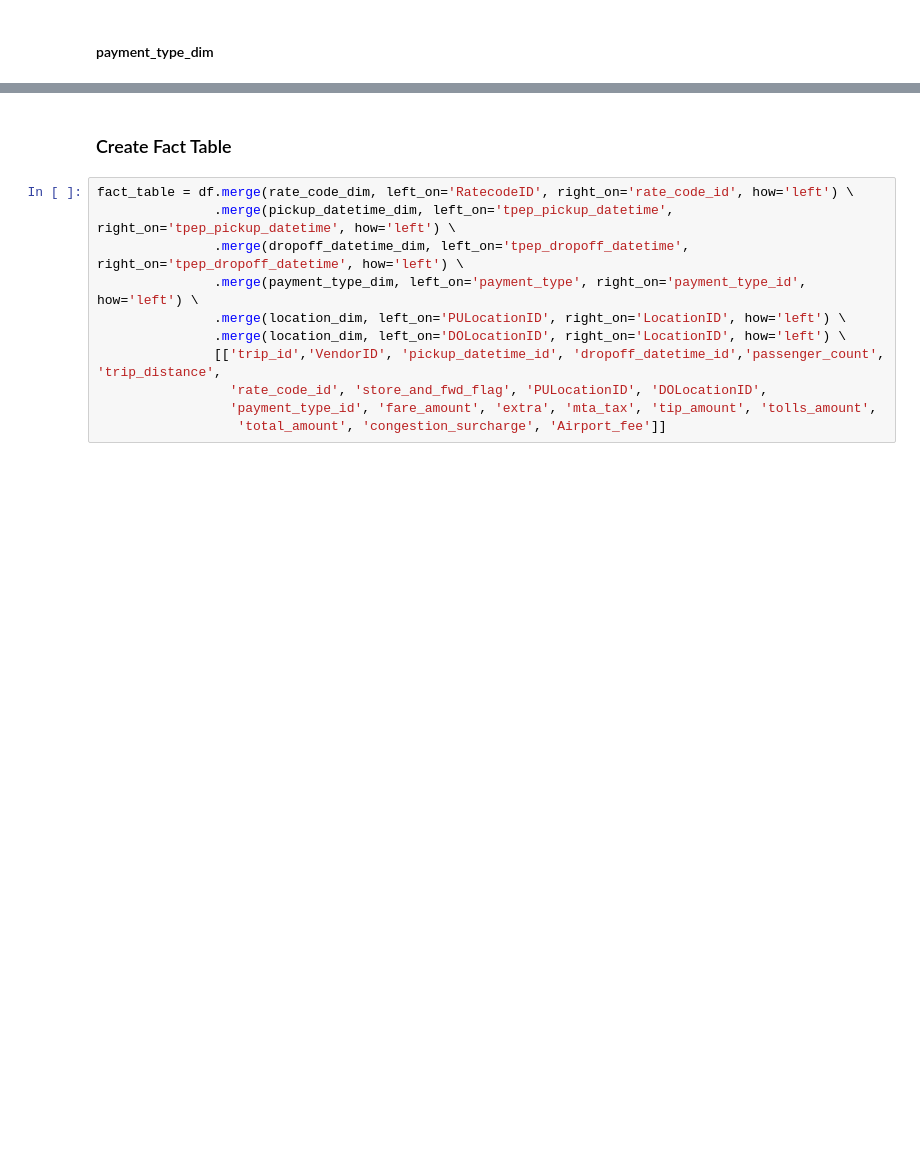
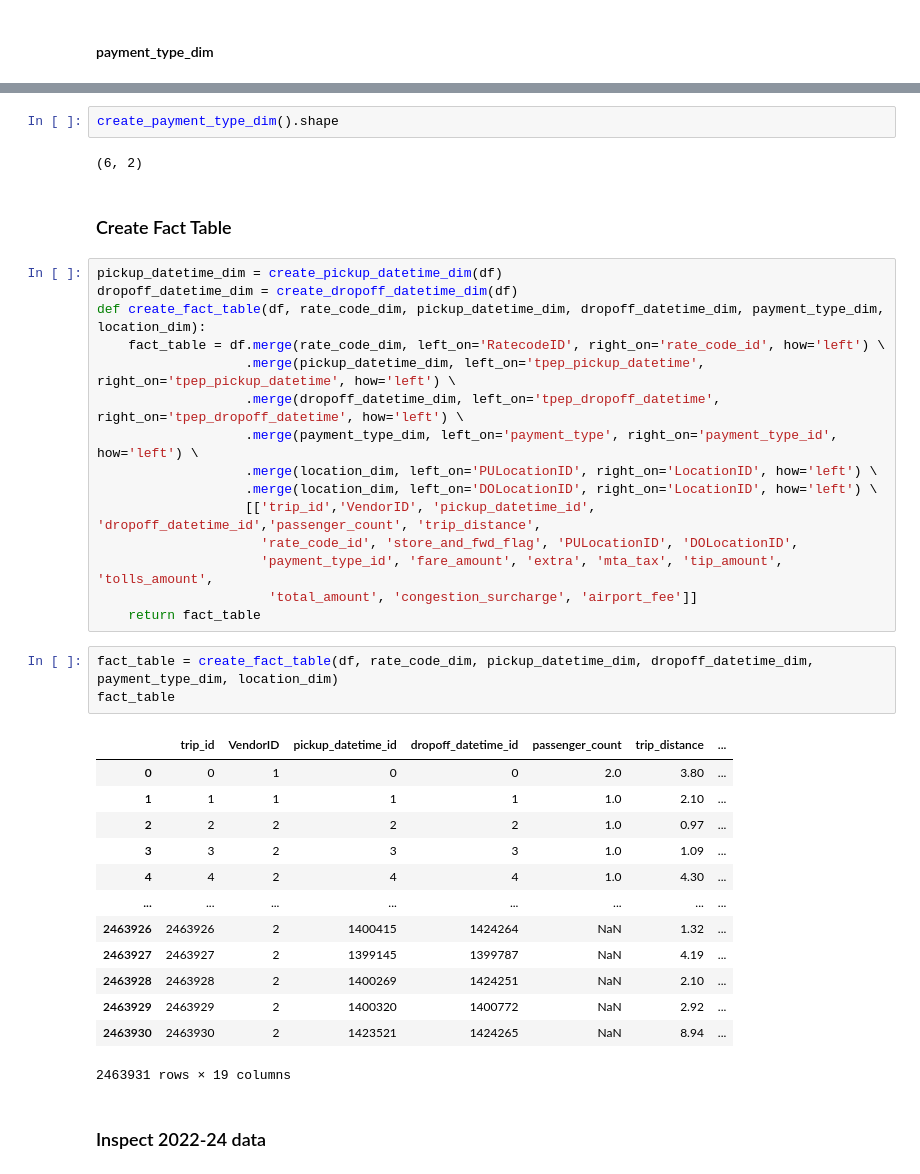
Before and after one commit to irishyl/2025-nyc-taxi, a Jupyter notebook: nyctaxi_data_pipeline.ipynb, the cells around one changed output, grey strips where cells are left out. Saved outputs shown, nothing was run; the diff lists cells and outputs as text; blank space fills up the shorter version.

```diff
--- a/nyctaxi_data_pipeline.ipynb
+++ b/nyctaxi_data_pipeline.ipynb
@@ -210,14 +227,41 @@ payment_type_dim
+# %%
+create_payment_type_dim().shape
+# %% [output]
+(6, 2)
 # %% [markdown]
 ### Create Fact Table
 # %%
-fact_table = df.merge(rate_code_dim, left_on='RatecodeID', right_on='rate_code_id', how='left') \
-               .merge(pickup_datetime_dim, left_on='tpep_pickup_datetime', right_on='tpep_pickup_datetime', how='left') \
-               .merge(dropoff_datetime_dim, left_on='tpep_dropoff_datetime', right_on='tpep_dropoff_datetime', how='left') \
-               .merge(payment_type_dim, left_on='payment_type', right_on='payment_type_id', how='left') \
-               .merge(location_dim, left_on='PULocationID', right_on='LocationID', how='left') \
-               .merge(location_dim, left_on='DOLocationID', right_on='LocationID', how='left') \
-               [['trip_id','VendorID', 'pickup_datetime_id', 'dropoff_datetime_id','passenger_count', 'trip_distance',
-                 'rate_code_id', 'store_and_fwd_flag', 'PULocationID', 'DOLocationID',
-                 'payment_type_id', 'fare_amount', 'extra', 'mta_tax', 'tip_amount', 'tolls_amount',
-                  'total_amount', 'congestion_surcharge', 'Airport_fee']]
+pickup_datetime_dim = create_pickup_datetime_dim(df)
+dropoff_datetime_dim = create_dropoff_datetime_dim(df)
+def create_fact_table(df, rate_code_dim, pickup_datetime_dim, dropoff_datetime_dim, payment_type_dim, location_dim):
+    fact_table = df.merge(rate_code_dim, left_on='RatecodeID', right_on='rate_code_id', how='left') \
+                   .merge(pickup_datetime_dim, left_on='tpep_pickup_datetime', right_on='tpep_pickup_datetime', how='left') \
+                   .merge(dropoff_datetime_dim, left_on='tpep_dropoff_datetime', right_on='tpep_dropoff_datetime', how='left') \
+                   .merge(payment_type_dim, left_on='payment_type', right_on='payment_type_id', how='left') \
+                   .merge(location_dim, left_on='PULocationID', right_on='LocationID', how='left') \
+                   .merge(location_dim, left_on='DOLocationID', right_on='LocationID', how='left') \
+                   [['trip_id','VendorID', 'pickup_datetime_id', 'dropoff_datetime_id','passenger_count', 'trip_distance',
+                     'rate_code_id', 'store_and_fwd_flag', 'PULocationID', 'DOLocationID',
+                     'payment_type_id', 'fare_amount', 'extra', 'mta_tax', 'tip_amount', 'tolls_amount',
+                      'total_amount', 'congestion_surcharge', 'airport_fee']]
+    return fact_table
+# %%
+fact_table = create_fact_table(df, rate_code_dim, pickup_datetime_dim, dropoff_datetime_dim, payment_type_dim, location_dim)
+fact_table
+# %% [output]
+|  | trip_id | VendorID | pickup_datetime_id | dropoff_datetime_id | passenger_count | trip_distance | ... |
+| 0 | 0 | 1 | 0 | 0 | 2.0 | 3.80 | ... |
+| 1 | 1 | 1 | 1 | 1 | 1.0 | 2.10 | ... |
+| 2 | 2 | 2 | 2 | 2 | 1.0 | 0.97 | ... |
+| 3 | 3 | 2 | 3 | 3 | 1.0 | 1.09 | ... |
+| 4 | 4 | 2 | 4 | 4 | 1.0 | 4.30 | ... |
+| ... | ... | ... | ... | ... | ... | ... | ... |
+| 2463926 | 2463926 | 2 | 1400415 | 1424264 | NaN | 1.32 | ... |
+| 2463927 | 2463927 | 2 | 1399145 | 1399787 | NaN | 4.19 | ... |
+| 2463928 | 2463928 | 2 | 1400269 | 1424251 | NaN | 2.10 | ... |
+| 2463929 | 2463929 | 2 | 1400320 | 1400772 | NaN | 2.92 | ... |
+| 2463930 | 2463930 | 2 | 1423521 | 1424265 | NaN | 8.94 | ... |
+2463931 rows × 19 columns
+# %% [markdown]
+### Inspect 2022-24 data
 # %%
```
Also changed, not shown: parts of 27 cells of this notebook.
